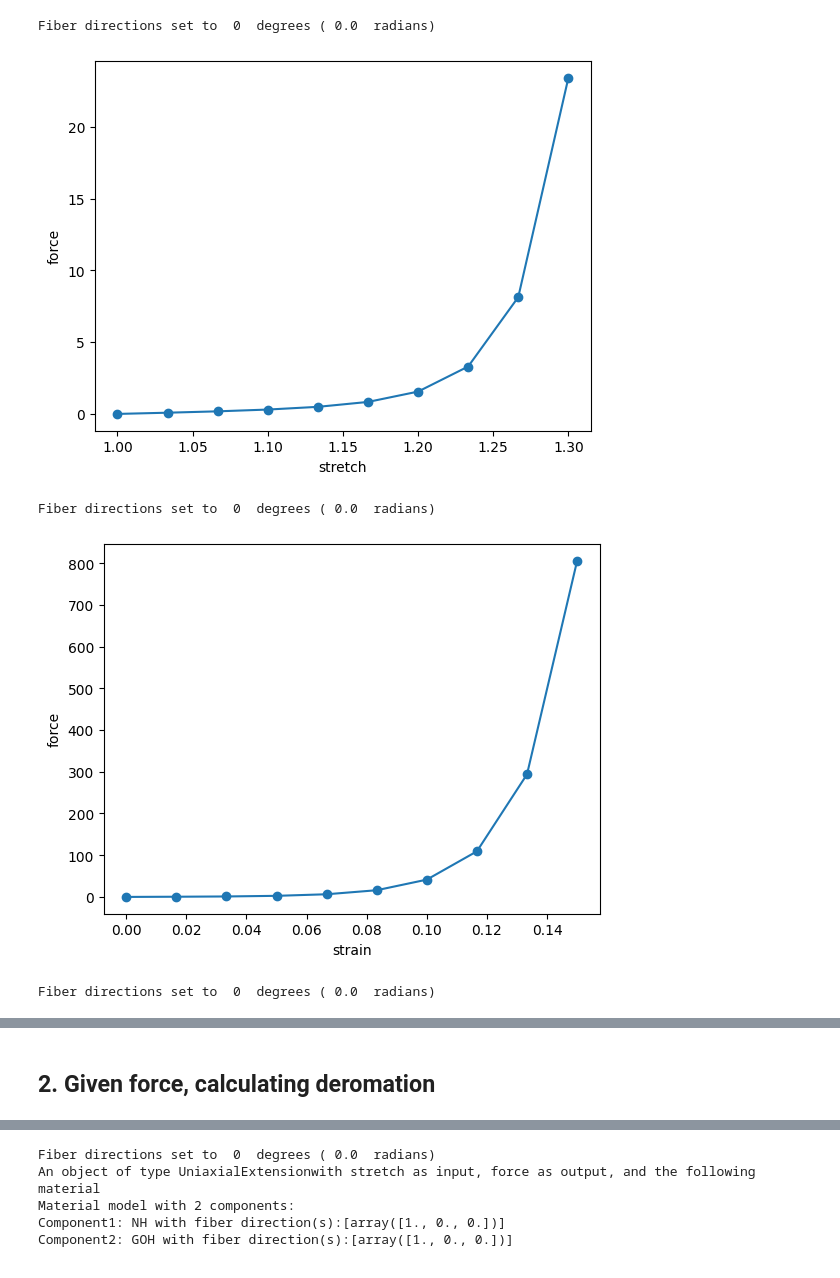
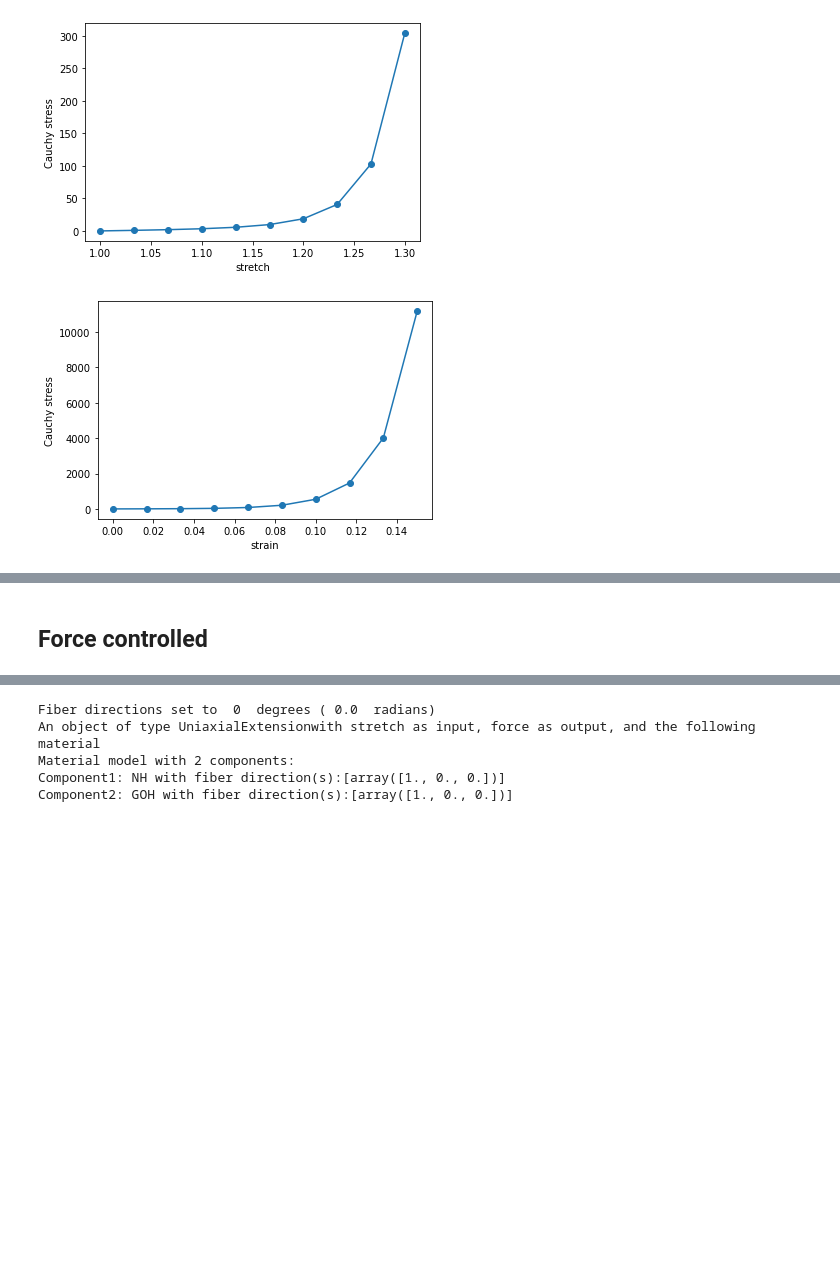
Before and after one commit to ankushaggarwal/pymecht, a Jupyter notebook: Examples/Uniaxial_extension.ipynb, the cells around one changed output, grey strips where cells are left out. Cells and saved outputs as stored; diff of their text form; code cells hidden in the pictures; blank space fills up the shorter version.

```diff
--- a/Examples/Uniaxial_extension.ipynb
+++ b/Examples/Uniaxial_extension.ipynb
@@ -88,40 +106,23 @@ It also offers other displacement measurement options. Following the steps outli
 # %%
-#define material
-mat = pmt.MatModel('nh', 'goh')
-
-
 label_disp = {'stretch': np.linspace(1,1.3,10), 'strain': np.linspace(0,0.15,10),'deltal': np.linspace(0, 0.3,10)} #the different types of disp measurements
 
 
 for key, value in label_disp.items():
 
-    #set sample and measurement option
+    #create the sample and measurement option
     sample = pmt.UniaxialExtension(mat, disp_measure = key )
-
-    #set parameter value
-    sample_params = sample.parameters
-    pmt.specify_single_fiber(sample)
-    sample_params.set('mu_0',5)
-    sample_params.set('A0',0.1)
-    sample_params.set('L0',1)
-    sample_params.set('k1_1',5)
-    sample_params.set('k2_1',15)
-    sample_params.set('k3_1',0.1)
 
     #given applied displacement
     applied_disp = value #applied displacement
 
-    #calculating force
-    force = sample.disp_controlled(applied_disp, sample_params)
+    #calculating stress
+    stress = sample.disp_controlled(applied_disp, sample_params)
 
     #post-processing
-    plt.plot(applied_disp,force,'-o')
-    plt.ylabel('force')
+    plt.plot(applied_disp,stress,'-o')
+    plt.ylabel('Cauchy stress')
     plt.xlabel(key)
     plt.show()
 # %% [output]
-Fiber directions set to  0  degrees ( 0.0  radians)
-[figure, old version]
+[figure, new version]
-Fiber directions set to  0  degrees ( 0.0  radians)
-[figure, old version]
+[figure, new version]
-Fiber directions set to  0  degrees ( 0.0  radians)
@@ -129,3 +130,3 @@ Fiber directions set to  0  degrees ( 0.0  radians)
 # %% [markdown]
-## 2. Given force, calculating deromation
+## Force controlled
 # %% [markdown]
```
Also changed, not shown: parts of 26 cells of this notebook.
